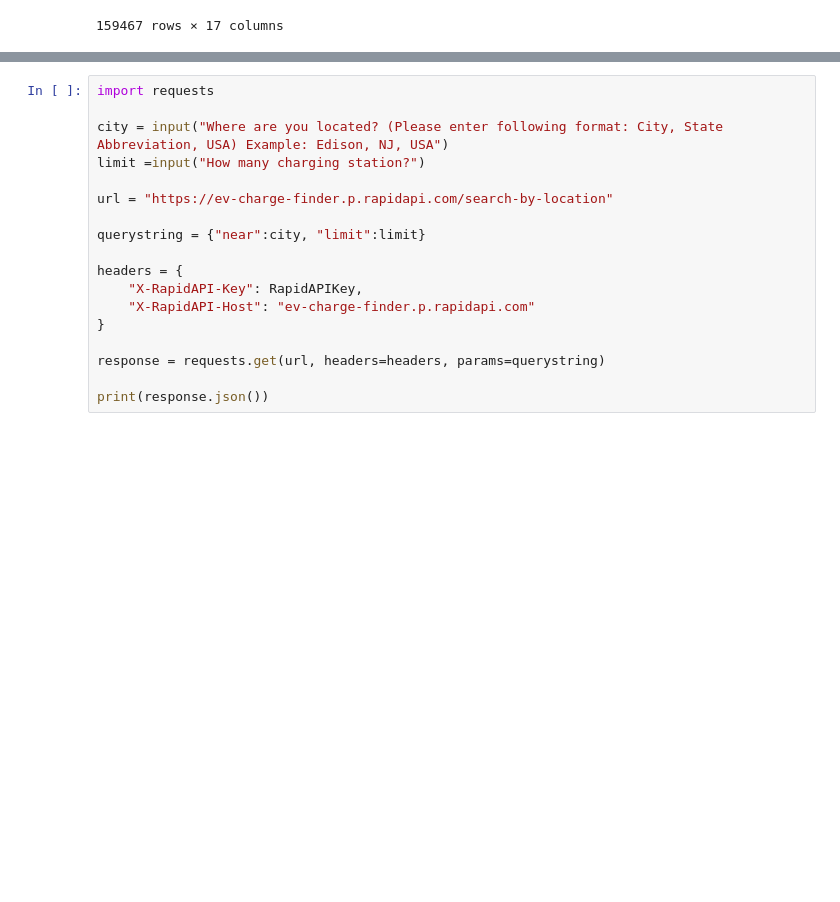
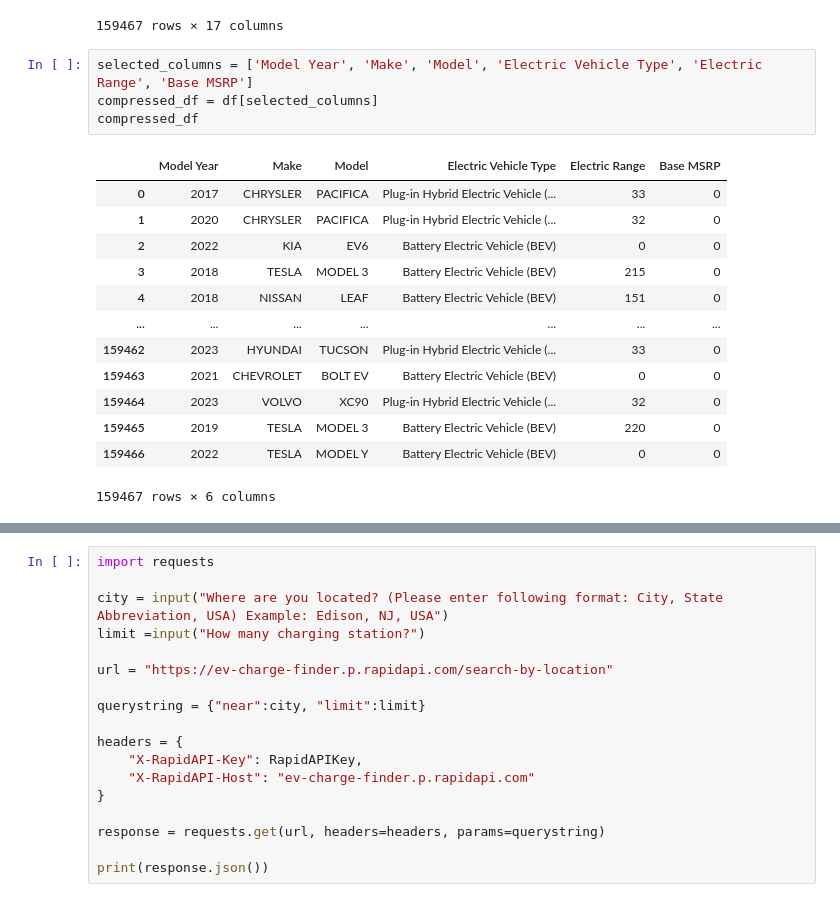
Before and after one commit to Omeesha28/Project_1, a Jupyter notebook: Electric_vehicle.ipynb, the cells around one changed output, grey strips where cells are left out. Saved outputs shown, nothing was run; the diff lists cells and outputs as text; blank space fills up the shorter version.

```diff
--- a/Electric_vehicle.ipynb
+++ b/Electric_vehicle.ipynb
@@ -88,3 +88,21 @@ df
 | 159465 | 5YJ3E1EA7K | Whatcom | Bellingham | WA | 98225.0 | 2019 | TESLA | MODEL 3 | ... |
 | 159466 | 7SAYGDEF6N | Island | Camano Island | WA | 98282.0 | 2022 | TESLA | MODEL Y | ... |
 159467 rows × 17 columns
+# %%
+selected_columns = ['Model Year', 'Make', 'Model', 'Electric Vehicle Type', 'Electric Range', 'Base MSRP']
+compressed_df = df[selected_columns]
+compressed_df
+# %% [output]
+|  | Model Year | Make | Model | Electric Vehicle Type | Electric Range | Base MSRP |
+| 0 | 2017 | CHRYSLER | PACIFICA | Plug-in Hybrid Electric Vehicle (... | 33 | 0 |
+| 1 | 2020 | CHRYSLER | PACIFICA | Plug-in Hybrid Electric Vehicle (... | 32 | 0 |
+| 2 | 2022 | KIA | EV6 | Battery Electric Vehicle (BEV) | 0 | 0 |
+| 3 | 2018 | TESLA | MODEL 3 | Battery Electric Vehicle (BEV) | 215 | 0 |
+| 4 | 2018 | NISSAN | LEAF | Battery Electric Vehicle (BEV) | 151 | 0 |
+| ... | ... | ... | ... | ... | ... | ... |
+| 159462 | 2023 | HYUNDAI | TUCSON | Plug-in Hybrid Electric Vehicle (... | 33 | 0 |
+| 159463 | 2021 | CHEVROLET | BOLT EV | Battery Electric Vehicle (BEV) | 0 | 0 |
+| 159464 | 2023 | VOLVO | XC90 | Plug-in Hybrid Electric Vehicle (... | 32 | 0 |
+| 159465 | 2019 | TESLA | MODEL 3 | Battery Electric Vehicle (BEV) | 220 | 0 |
+| 159466 | 2022 | TESLA | MODEL Y | Battery Electric Vehicle (BEV) | 0 | 0 |
+159467 rows × 6 columns
```
Also changed, not shown: parts of 4 cells of this notebook, 2 other files.
